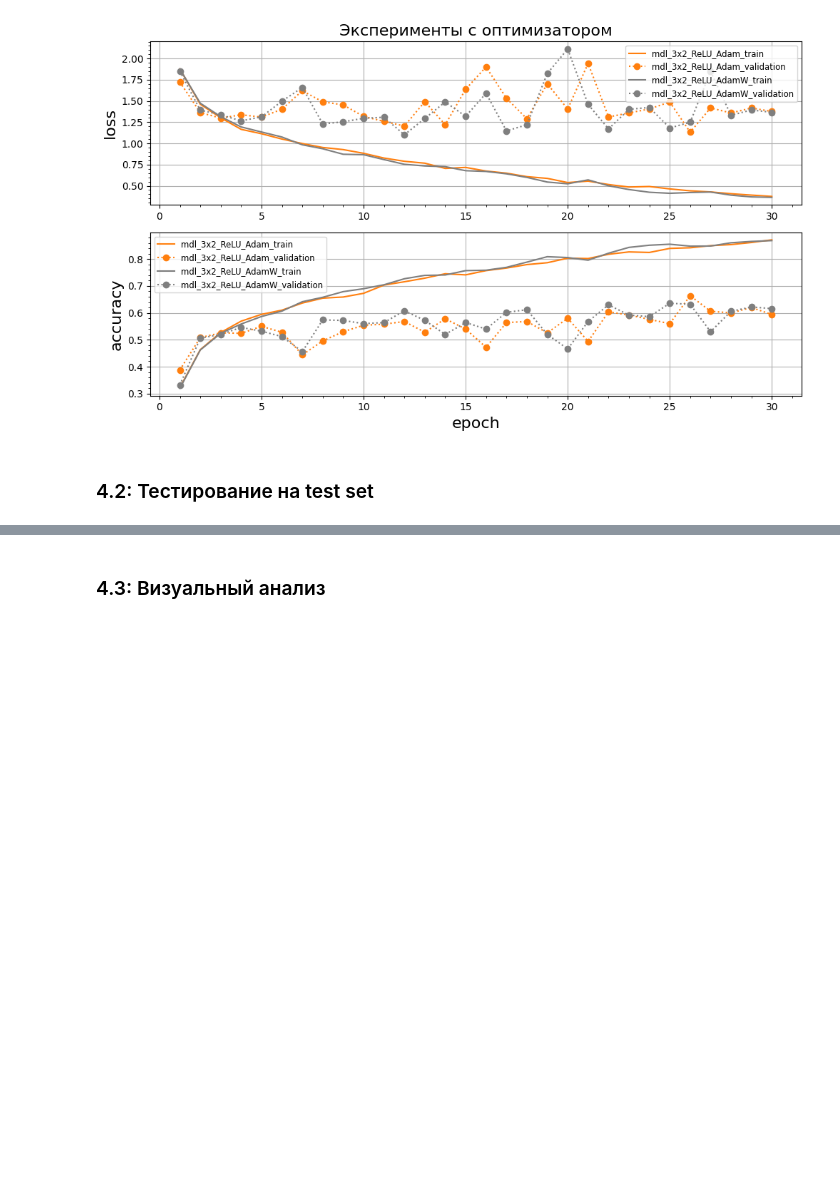
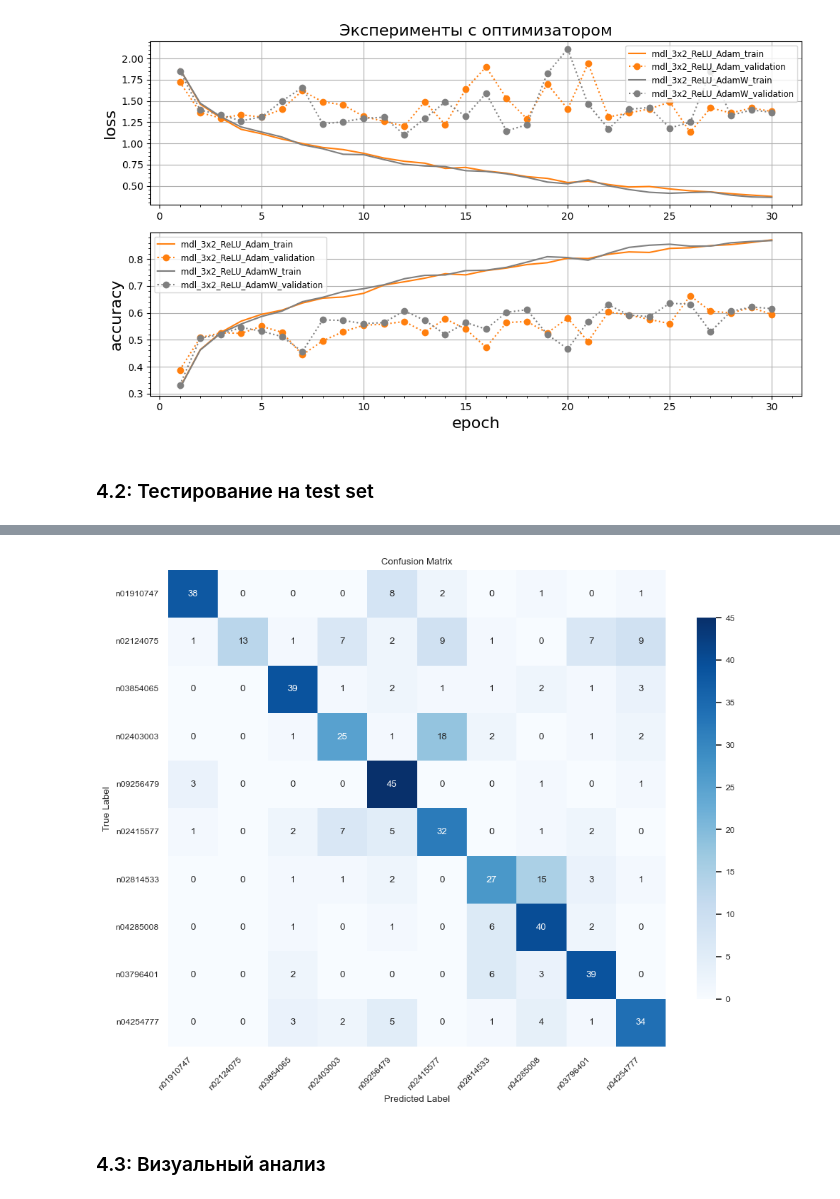
Before and after one commit to romangorbunov91/ResNet18, a Jupyter notebook: main_notebook.ipynb, the cells around one changed output, grey strips where cells are left out. Cells and saved outputs as stored; diff of their text form; code cells hidden in the pictures; blank space fills up the shorter version.

Commit message:
Вывод метрик и confusion matrix.

```diff
--- a/main_notebook.ipynb
+++ b/main_notebook.ipynb
@@ -359,0 +371,15 @@ Loaded:    Loss: 1.1321, Accuracy: 0.6640
+# %%
+precision, recall, f1, support = precision_recall_fscore_support(
+    all_targets, all_preds, average=None, zero_division=0
+)
+
+# Если у вас есть названия классов (например, из selected_classes или через dataset.class_to_idx),
+# вы можете их использовать. Иначе просто используем индексы.
+class_names = selected_classes if selected_classes else [f"Class_{i}" for i in range(n_classes)]
+
+# Вывод в виде таблицы
+print("\nPer-class metrics:")
+print(f"{'Class':<15} {'Precision':<10} {'Recall':<10} {'F1-score':<10} {'Support':<10}")
+print("-" * 60)
+for i, class_name in enumerate(class_names):
+    print(f"{class_name:<15} {precision[i]:<10.4f} {recall[i]:<10.4f} {f1[i]:<10.4f} {support[i]:<10}")
@@ -360,3 +400,30 @@ Loaded:    Loss: 1.1321, Accuracy: 0.6640
+# %%
+cm = confusion_matrix(all_targets, all_preds, labels=range(n_classes))
+plt.figure(figsize=(10, 8))
+sns.set(font_scale=0.8)
+sns.heatmap(
+    cm,
+    annot=True,
+    fmt='d',
+    cmap='Blues',
+    xticklabels=class_names,
+    yticklabels=class_names,
+    cbar_kws={'shrink': 0.8}
+)
+plt.title('Confusion Matrix')
+plt.xlabel('Predicted Label')
+plt.ylabel('True Label')
+plt.xticks(rotation=45, ha='right')
+plt.yticks(rotation=0)
+plt.tight_layout()
+
+# Сохранение (опционально)
+#cm_save_path = log_dir / f"{model_name}_confusion_matrix.png"
+#plt.savefig(cm_save_path, dpi=150)
+
+plt.show()
+# %% [output]
+[figure, added]
 # %% [markdown]
 ### 4.3: Визуальный анализ
 # %% [markdown]
```
Also changed, not shown: parts of 3 cells of this notebook, 2 other files.
